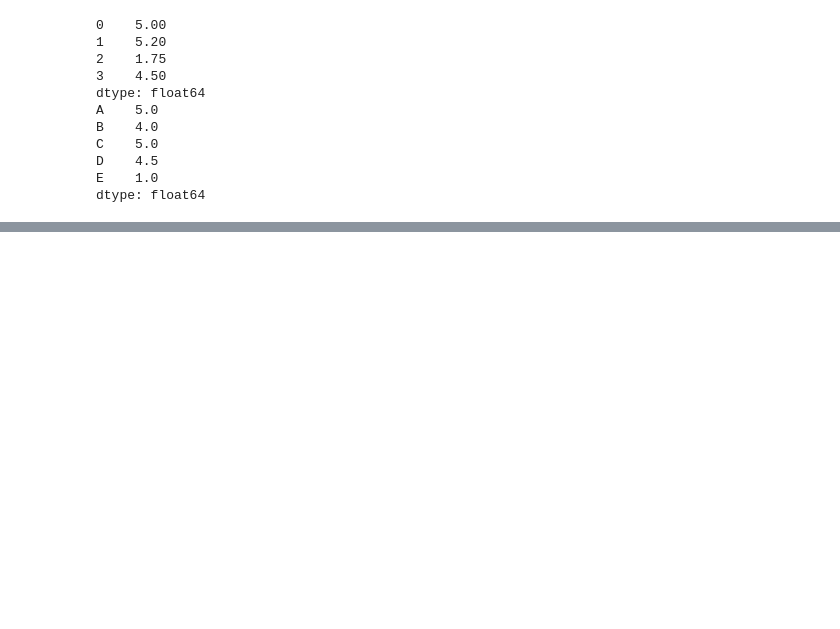
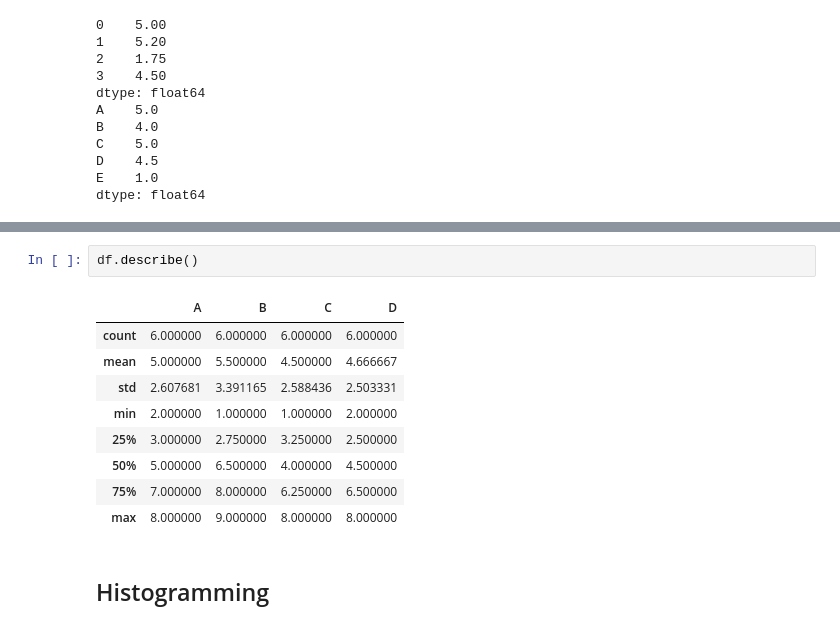
Before and after one commit to cdingding/exercises, a Jupyter notebook: 0Pandas_skills.ipynb, the cells around one changed output, grey strips where cells are left out. Drawn from its saved outputs; the diff is of its cells as text; blank space fills up the shorter version.

```diff
--- a/0Pandas_skills.ipynb
+++ b/0Pandas_skills.ipynb
@@ -440,0 +610,14 @@ dtype: float64
+# %%
+df.describe()
+# %% [output]
+|  | A | B | C | D |
+| count | 6.000000 | 6.000000 | 6.000000 | 6.000000 |
+| mean | 5.000000 | 5.500000 | 4.500000 | 4.666667 |
+| std | 2.607681 | 3.391165 | 2.588436 | 2.503331 |
+| min | 2.000000 | 1.000000 | 1.000000 | 2.000000 |
+| 25% | 3.000000 | 2.750000 | 3.250000 | 2.500000 |
+| 50% | 5.000000 | 6.500000 | 4.000000 | 4.500000 |
+| 75% | 7.000000 | 8.000000 | 6.250000 | 6.500000 |
+| max | 8.000000 | 9.000000 | 8.000000 | 8.000000 |
+# %% [markdown]
+## Histogramming
```
Also changed, not shown: parts of 28 cells of this notebook.
